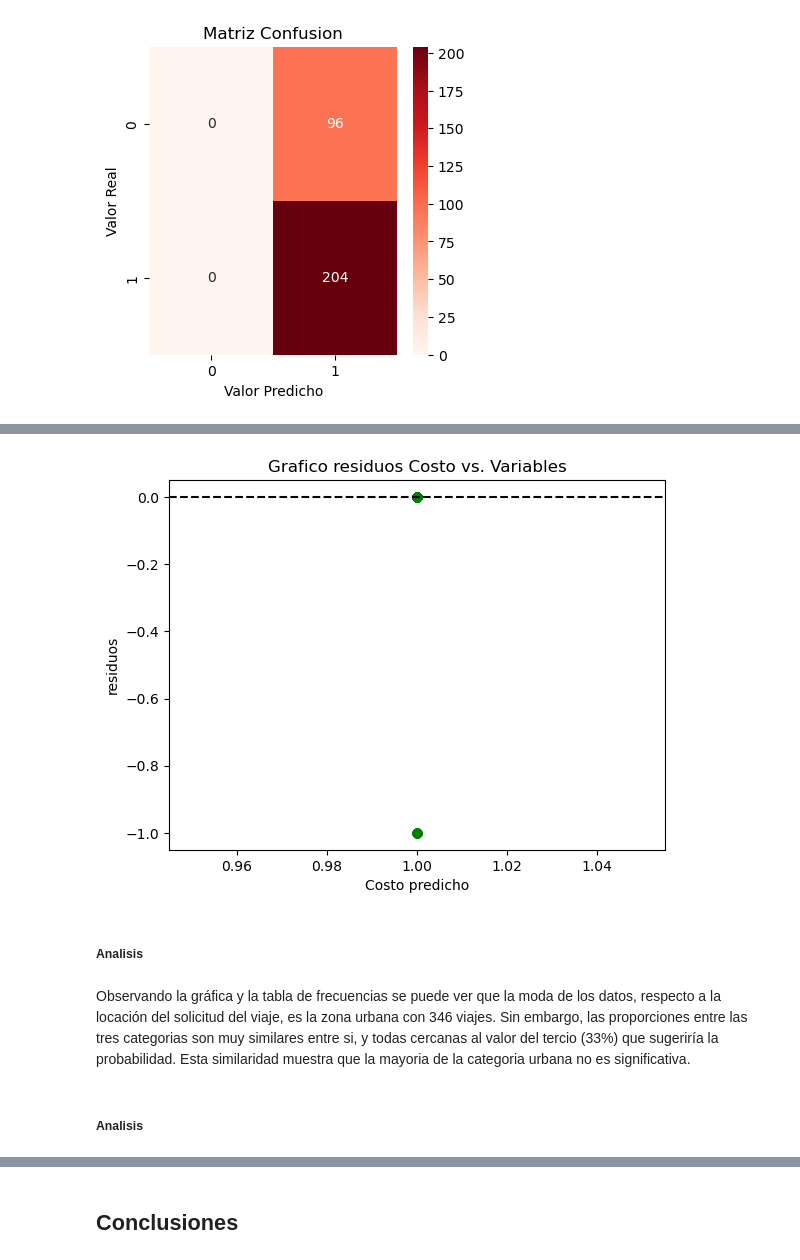
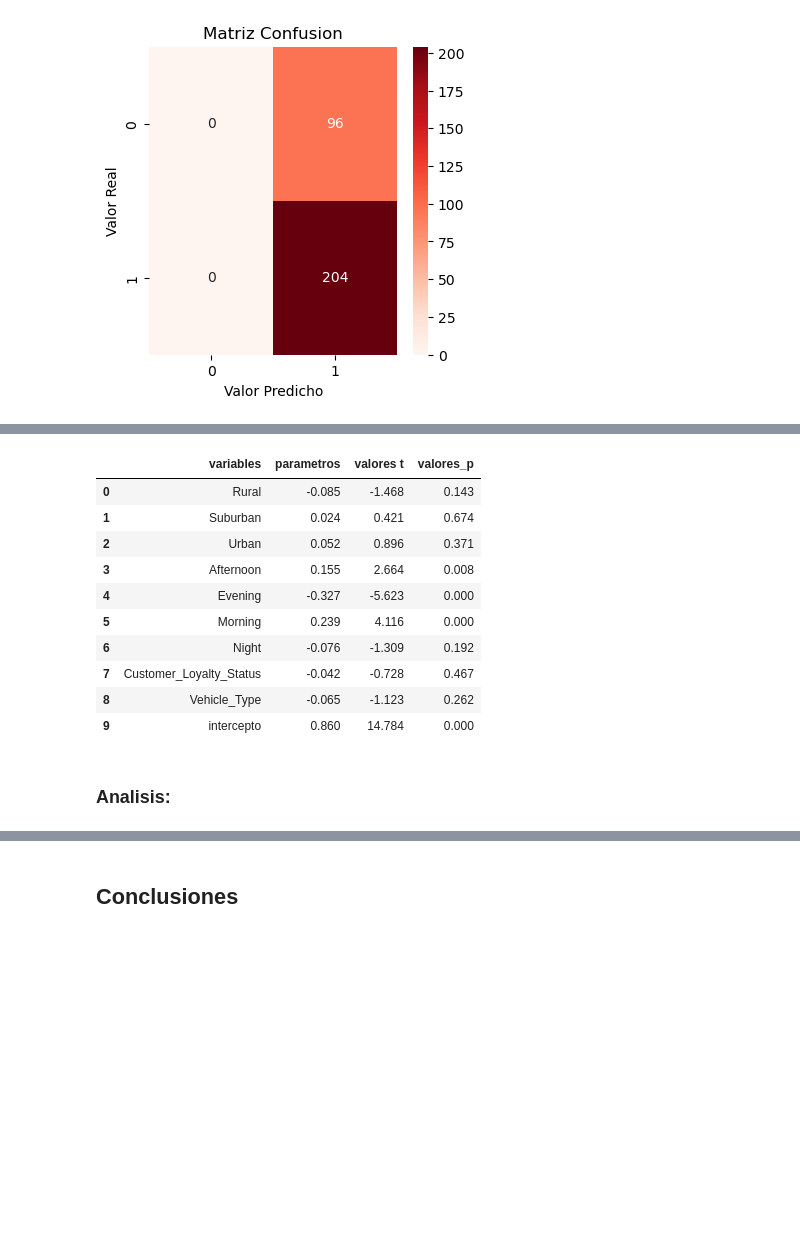
Before and after one commit to josejjgs1923/proyecto-analisis-calidad-aire-bogota, a Jupyter notebook: Tarea2_Juan_Jose_Garcia_G7.ipynb, the cells around one changed output, grey strips where cells are left out. Saved outputs shown, nothing was run; the diff lists cells and outputs as text; code cells hidden in the pictures; blank space fills up the shorter version.

```diff
--- a/Tarea2_Juan_Jose_Garcia_G7.ipynb
+++ b/Tarea2_Juan_Jose_Garcia_G7.ipynb
@@ -61,7 +60,7 @@ def mostrar_parametros(variables, modelo, valores_t, valores_p, nombre_parametro
     """
     summ = pd.DataFrame(
         {"variables":[*variables, "intercepto"],
-        "parametros":[*modelo.coef_, modelo.intercept_],
+        "parametros":[*modelo.coef_.ravel(), *modelo.intercept_.ravel()],
         "valores t": valores_t,
         "valores_p": valores_p
         })
@@ -527,7 +626,10 @@ for p in valores_p:
 # %%
 from sklearn.linear_model import LogisticRegression
 # %%
-caract_log = [Categ.locacion.value, Categ.lealtad.value, Categ.tiempo_viaje.value, Categ.vehiculo.value]
+# caracteristicas que se mencionaron en el apartado anterior
+caract_log = [Categ.locacion.value, Categ.tiempo_viaje.value, Categ.lealtad.value, Categ.vehiculo.value]
+
+# se usa la clase ColumnTransformer para juntar varias trasnformaciones juntas, y poder realizarlas en el las variables, como si fuera una sola unidad
 
 prep = ColumnTransformer([
     ('codificado_nominal', OneHotEncoder(), [Categ.locacion.value, Categ.tiempo_viaje.value]),
@@ -535,7 +637,10 @@ prep = ColumnTransformer([
                          ],
     remainder= 'drop')
 
-calidad = binarize(df_modelos[[Num.puntaje_promedio.value]], threshold=4).ravel()
+# La clase binarize permite dividir los datos en grupos de  1 y 0, dependiendo de cual sea el limite de la division. En este caso es cuatro
+puntaje_limite = 4
+
+calidad = binarize(df_modelos[[Num.puntaje_promedio.value]], threshold=puntaje_limite).ravel()
 
 X_entre_log, X_prueba_log, calidad_entre, calidad_prueba = train_test_split(df_modelos[caract_log],
                                                         calidad,
@@ -578,0 +674,10 @@ calidad_prueba_pred = modlog.predict(X_prueba_log)
+# %%
+### fragmento de codigo para visualizar mejor a que variable corresponde cada parametro hallado
+desglose_caract = []
+
+encoder = modlog.named_steps["preprocesamiento"].transformers_[0][1]
+
+for categ in encoder.categories_:
+    desglose_caract.extend(categ)
+
+desglose_caract.extend(caract_log[-2:])
@@ -578,0 +686,7 @@ calidad_prueba_pred = modlog.predict(X_prueba_log)
+# %%
+parametros_log = np.append(modlog.named_steps["logistico"].coef_, modlog.named_steps["logistico"].intercept_)
+
+radios_odd = pd.DataFrame({"variable": desglose_caract + ["intercepto"],
+                           "radios odd":np.exp(parametros_log)})
+
+display(radios_odd)
@@ -609,10 +754,21 @@ weighted avg       0.46      0.68      0.55       300
-# %%
-grafico_residuos(calidad_prueba, calidad_prueba_pred, "Grafico residuos Costo vs. Variables", "Costo predicho", "residuos")
-# %% [output]
-[figure, removed]
+# %%
+# pesos y sesgo, concatenados para el calculo del test t
+caract_trans = pd.DataFrame(modlog.named_steps["preprocesamiento"].transform(X_prueba_log), columns=desglose_caract  )
+
+valores_t, valores_p = calcular_valor_t(caract_trans, calidad_prueba, calidad_prueba_pred, parametros_log, 0)
+
+mostrar_parametros(columnas, modlog.named_steps["logistico"], valores_t, valores_p)
+# %% [output]
+|  | variables | parametros | valores t | valores_p |
+| 0 | Rural | -0.085 | -1.468 | 0.143 |
+| 1 | Suburban | 0.024 | 0.421 | 0.674 |
+| 2 | Urban | 0.052 | 0.896 | 0.371 |
+| 3 | Afternoon | 0.155 | 2.664 | 0.008 |
+| 4 | Evening | -0.327 | -5.623 | 0.000 |
+| 5 | Morning | 0.239 | 4.116 | 0.000 |
+| 6 | Night | -0.076 | -1.309 | 0.192 |
+| 7 | Customer_Loyalty_Status | -0.042 | -0.728 | 0.467 |
+| 8 | Vehicle_Type | -0.065 | -1.123 | 0.262 |
+| 9 | intercepto | 0.860 | 14.784 | 0.000 |
 # %% [markdown]
-##### Analisis
+### Analisis:
-# %% [markdown]
-Observando la gráfica y la tabla de frecuencias se puede ver que la moda de los datos, respecto a la locación del solicitud del viaje, es la zona urbana con 346 viajes. Sin embargo, las proporciones entre las tres categorias son muy similares entre si, y todas cercanas al valor del tercio (33%) que sugeriría la probabilidad. Esta similaridad muestra que la mayoria de la categoria urbana no es significativa.
-# %% [markdown]
-##### Analisis
```
Also changed, not shown: parts of 159 cells of this notebook.
